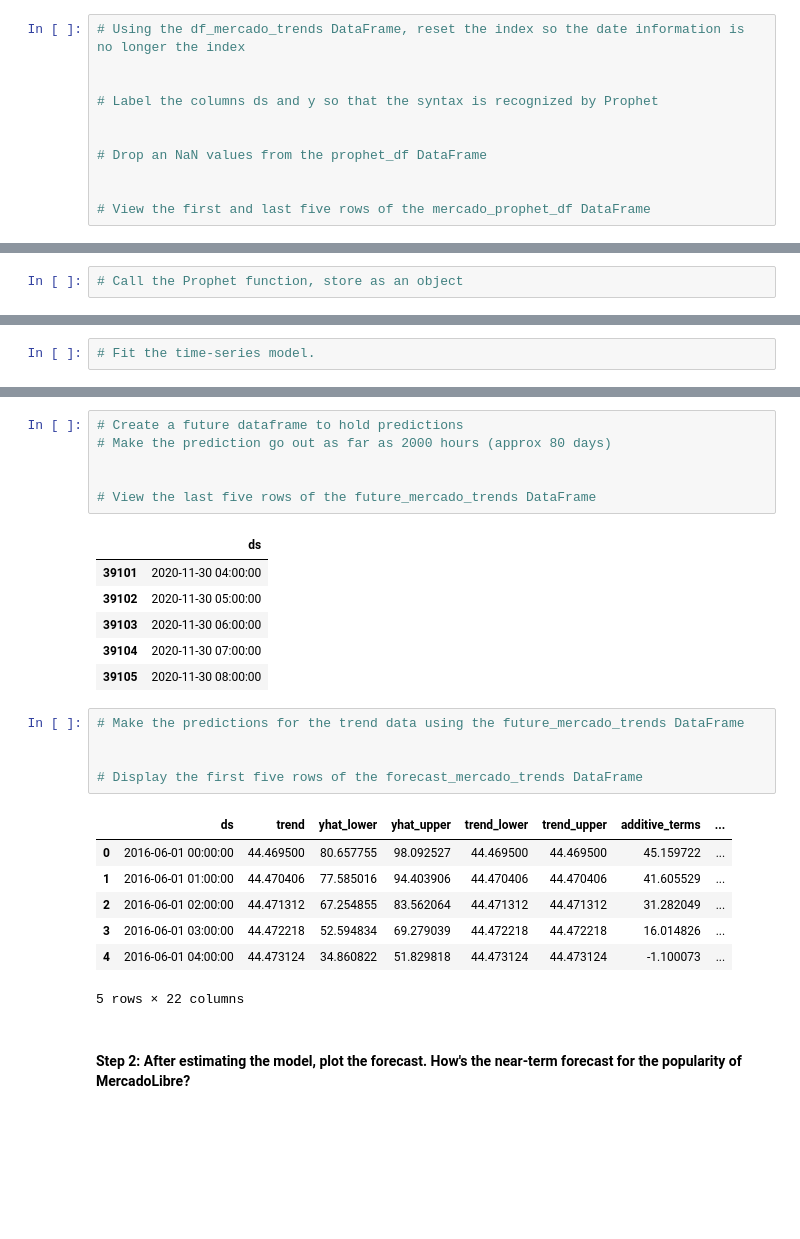
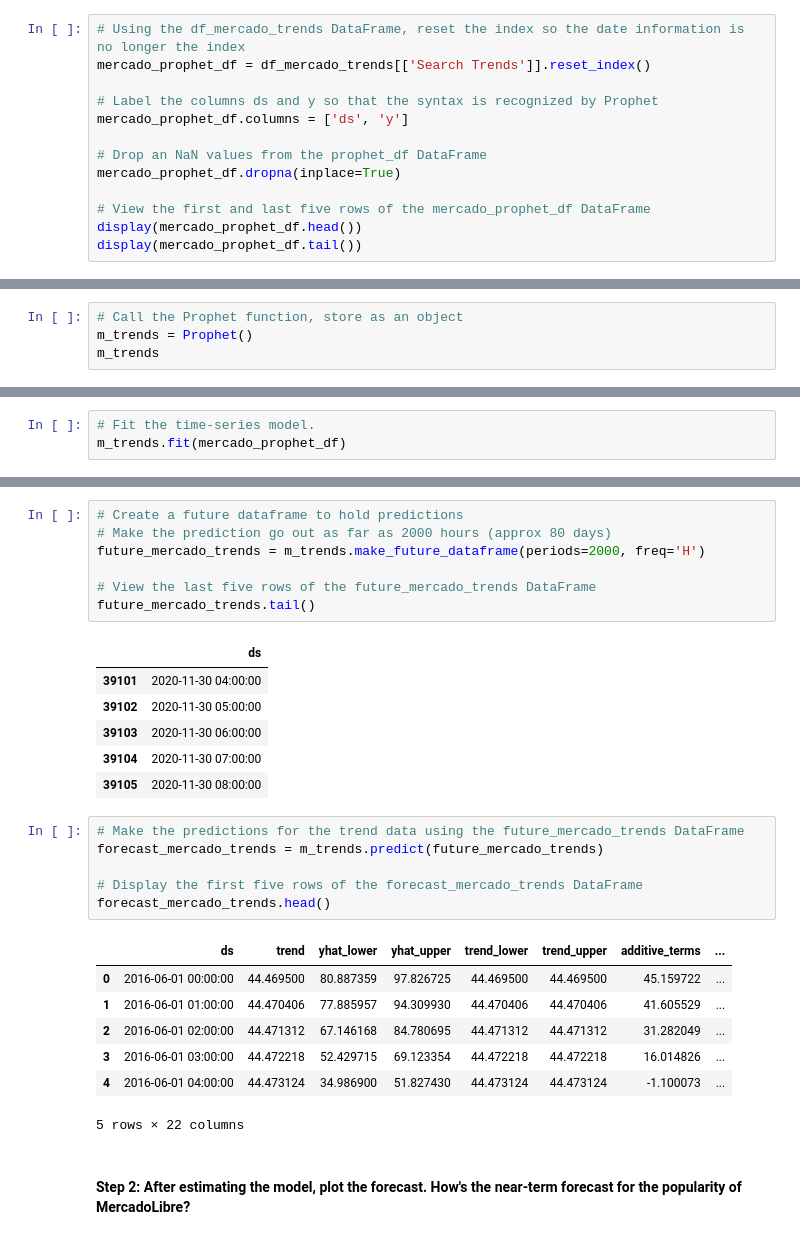
Before and after one commit to Daniel0996/Prophet-Challenge, a Jupyter notebook: forecasting_net_prophet.ipynb, the cells around one changed output, grey strips where cells are left out. Cells and saved outputs as stored; diff of their text form; blank space fills up the shorter version.

```diff
--- a/forecasting_net_prophet.ipynb
+++ b/forecasting_net_prophet.ipynb
@@ -377,15 +377,17 @@ Now, you need to produce a time series model that analyzes and forecasts pattern
 #### Step 1: Set up the Google search data for a Prophet forecasting model.
 # %%
 # Using the df_mercado_trends DataFrame, reset the index so the date information is no longer the index
-
+mercado_prophet_df = df_mercado_trends[['Search Trends']].reset_index()
 
 # Label the columns ds and y so that the syntax is recognized by Prophet
-
+mercado_prophet_df.columns = ['ds', 'y']
 
 # Drop an NaN values from the prophet_df DataFrame
-
+mercado_prophet_df.dropna(inplace=True)
 
 # View the first and last five rows of the mercado_prophet_df DataFrame
+display(mercado_prophet_df.head())
+display(mercado_prophet_df.tail())
 # %% [output]
 |  | ds | y |
 | 0 | 2016-06-01 00:00:00 | 97 |
@@ -401,8 +403,11 @@ Now, you need to produce a time series model that analyzes and forecasts pattern
 | 37105 | 2020-09-08 00:00:00 | 96 |
 # %%
 # Call the Prophet function, store as an object
+m_trends = Prophet()
+m_trends
 # %% [output]
 <prophet.forecaster.Prophet at 0x...>
 # %%
 # Fit the time-series model.
+m_trends.fit(mercado_prophet_df)
 # %% [output]
@@ -419,9 +424,10 @@ INFO:cmdstanpy:Chain [1] done processing
 # %%
 # Create a future dataframe to hold predictions
 # Make the prediction go out as far as 2000 hours (approx 80 days)
-
+future_mercado_trends = m_trends.make_future_dataframe(periods=2000, freq='H')
 
 # View the last five rows of the future_mercado_trends DataFrame
+future_mercado_trends.tail()
 # %% [output]
 |  | ds |
 | 39101 | 2020-11-30 04:00:00 |
@@ -431,16 +437,17 @@ INFO:cmdstanpy:Chain [1] done processing
 | 39105 | 2020-11-30 08:00:00 |
 # %%
 # Make the predictions for the trend data using the future_mercado_trends DataFrame
-
+forecast_mercado_trends = m_trends.predict(future_mercado_trends)
 
 # Display the first five rows of the forecast_mercado_trends DataFrame
+forecast_mercado_trends.head()
 # %% [output]
 |  | ds | trend | yhat_lower | yhat_upper | trend_lower | trend_upper | additive_terms | ... |
-| 0 | 2016-06-01 00:00:00 | 44.469500 | 80.657755 | 98.092527 | 44.469500 | 44.469500 | 45.159722 | ... |
-| 1 | 2016-06-01 01:00:00 | 44.470406 | 77.585016 | 94.403906 | 44.470406 | 44.470406 | 41.605529 | ... |
-| 2 | 2016-06-01 02:00:00 | 44.471312 | 67.254855 | 83.562064 | 44.471312 | 44.471312 | 31.282049 | ... |
-| 3 | 2016-06-01 03:00:00 | 44.472218 | 52.594834 | 69.279039 | 44.472218 | 44.472218 | 16.014826 | ... |
-| 4 | 2016-06-01 04:00:00 | 44.473124 | 34.860822 | 51.829818 | 44.473124 | 44.473124 | -1.100073 | ... |
+| 0 | 2016-06-01 00:00:00 | 44.469500 | 80.887359 | 97.826725 | 44.469500 | 44.469500 | 45.159722 | ... |
+| 1 | 2016-06-01 01:00:00 | 44.470406 | 77.885957 | 94.309930 | 44.470406 | 44.470406 | 41.605529 | ... |
+| 2 | 2016-06-01 02:00:00 | 44.471312 | 67.146168 | 84.780695 | 44.471312 | 44.471312 | 31.282049 | ... |
+| 3 | 2016-06-01 03:00:00 | 44.472218 | 52.429715 | 69.123354 | 44.472218 | 44.472218 | 16.014826 | ... |
+| 4 | 2016-06-01 04:00:00 | 44.473124 | 34.986900 | 51.827430 | 44.473124 | 44.473124 | -1.100073 | ... |
 5 rows × 22 columns
 # %% [markdown]
 #### Step 2: After estimating the model, plot the forecast. How's the near-term forecast for the popularity of MercadoLibre?
```
Also changed, not shown: parts of 10 cells of this notebook.
